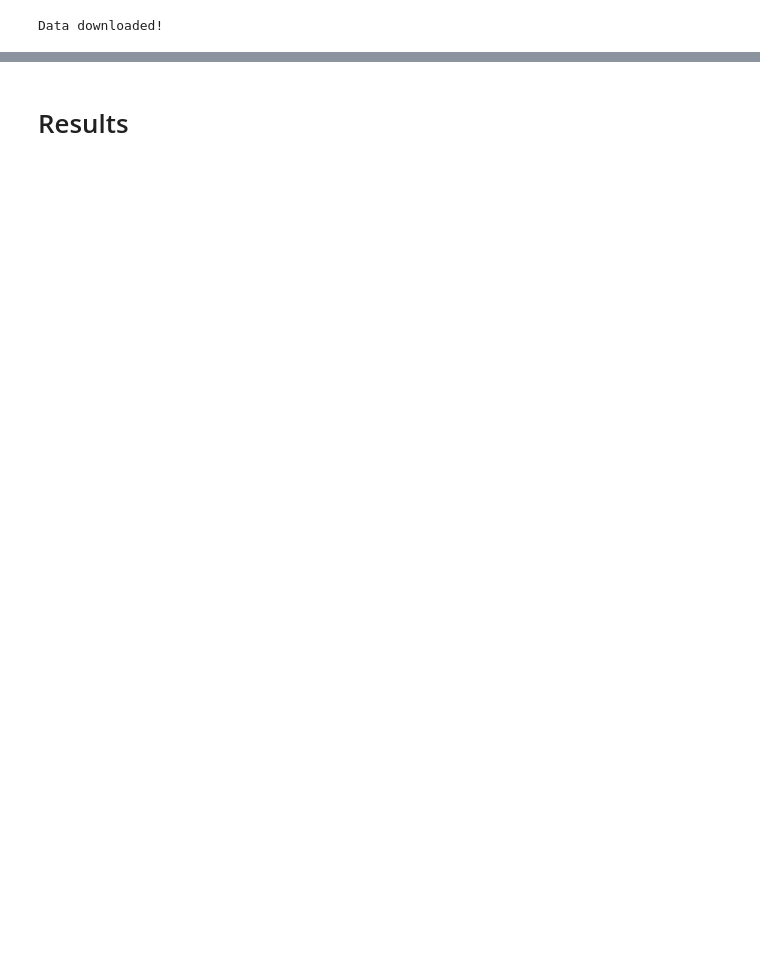
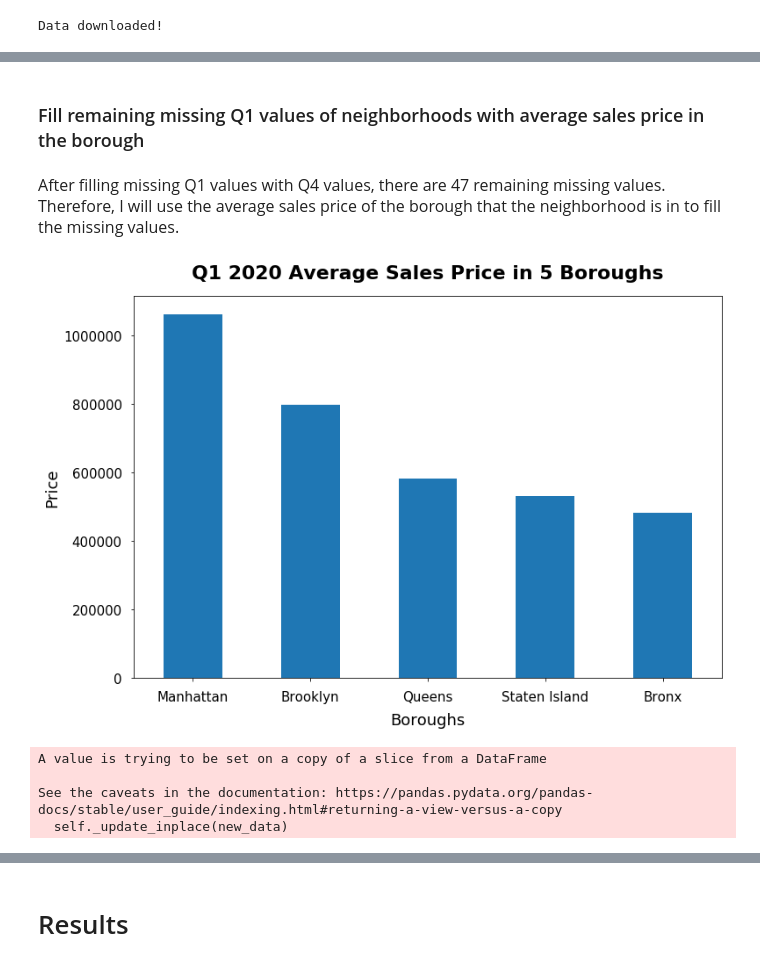
Before and after one commit to Yinying-Lisa/NYC-Venues-and-Real-Estate-Clusters, a Jupyter notebook: Capstone.ipynb, the cells around one changed output, grey strips where cells are left out. Drawn from its saved outputs; the diff is of its cells as text; code cells hidden in the pictures; blank space fills up the shorter version.

```diff
--- a/Capstone.ipynb
+++ b/Capstone.ipynb
@@ -56,0 +266,3 @@ Data downloaded!
+# %%
+df_price['Q1'] = [df_price.loc[row,'Q4'] if (nan_equal(df_price.loc[row,'Q1'],np.nan))
+                  else df_price.loc[row,'Q1'] for row in range(len(df_price['Q1']))]
@@ -56,0 +278,22 @@ Data downloaded!
+# %% [markdown]
+### Fill remaining missing Q1 values of neighborhoods with average sales price in the borough
+# %% [markdown]
+<p style='font-size:16px;'>After filling missing Q1 values with Q4 values, there are 47 remaining missing values. Therefore, I will use the average sales price of the borough that the neighborhood is in to fill the missing values.</p>
+# %%
+price_borough = df_price[df_price['areaName'].isin(['Bronx', 'Manhattan',
+                                                    'Queens', 'Brooklyn', 'Staten Island'])][['areaName','Q1']]
+# %%
+price_borough.set_index('areaName',inplace=True)
+# %%
+price_borough.sort_values(by='Q1',ascending=False, inplace=True)
+# %%
+price_borough.plot(kind='bar',figsize=(12,8), fontsize=15, )
+plt.title('Q1 2020 Average Sales Price in 5 Boroughs',fontdict={'fontsize':22,'fontweight':'bold'},pad=20)
+plt.xlabel('Boroughs',fontdict={'fontsize':18},labelpad=10)
+plt.ylabel('Price',fontdict={'fontsize':18})
+plt.xticks(rotation=0)
+plt.tick_params(pad=10)
+plt.legend().remove()
+plt.show()
+# %% [output]
+[figure, added]
@@ -56,0 +314,7 @@ Data downloaded!
+# %%
+df_price['Q1'].fillna(temp,inplace=True)
+# %% [output]
+A value is trying to be set on a copy of a slice from a DataFrame
+
+See the caveats in the documentation: https://pandas.pydata.org/pandas-docs/stable/user_guide/indexing.html#returning-a-view-versus-a-copy
+  self._update_inplace(new_data)
```
Also changed, not shown: parts of 108 cells of this notebook, 5 other files.
